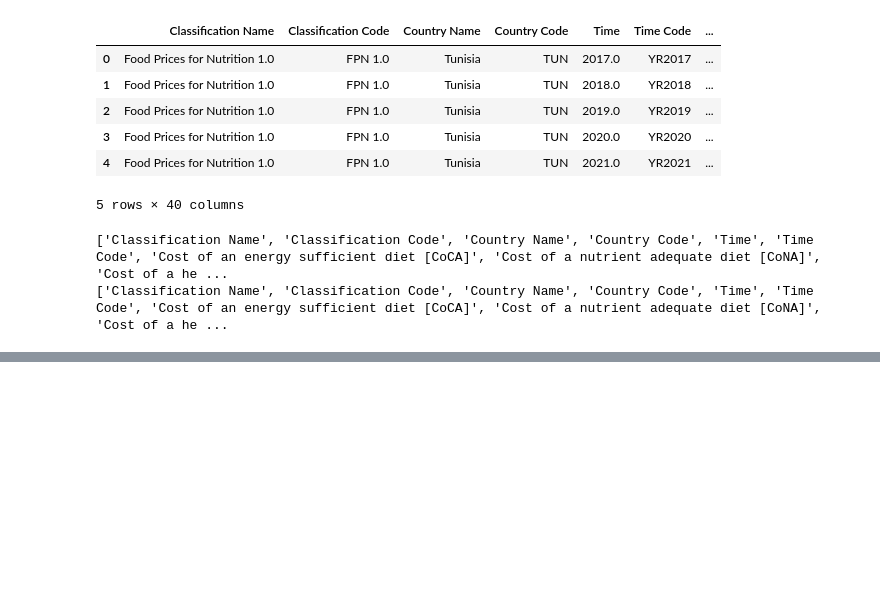
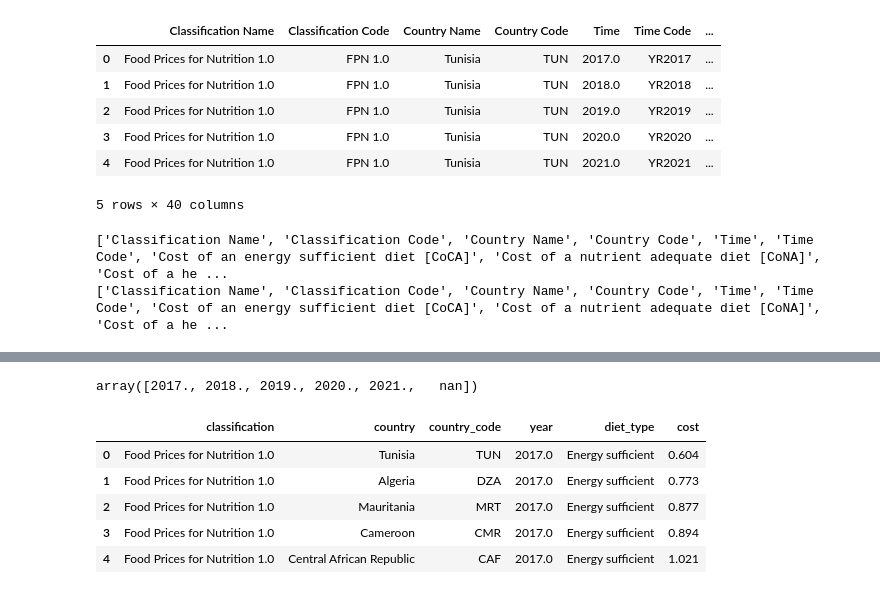
Before and after one commit to fionaharris05/SMU_REU_food_prices, a Jupyter notebook: notebooks/01_explore_food_prices.ipynb, the cells around one changed output, grey strips where cells are left out. Saved outputs shown, nothing was run; the diff lists cells and outputs as text; code cells hidden in the pictures; blank space fills up the shorter version.

```diff
--- a/notebooks/01_explore_food_prices.ipynb
+++ b/notebooks/01_explore_food_prices.ipynb
@@ -95,0 +161,30 @@ print(series.columns.tolist())
+# %%
+diet_data["year"].unique()
+# %% [output]
+array([2017., 2018., 2019., 2020., 2021.,   nan])
+# %%
+diet_2017 = diet_data[diet_data["year"] == 2017].copy()
+# %%
+diet_long = diet_2017.melt(
+    id_vars=["classification", "country", "country_code", "year"],
+    value_vars=["cost_energy", "cost_nutrient", "cost_healthy"],
+    var_name="diet_type",
+    value_name="cost"
+)
+# %%
+diet_long["diet_type"] = diet_long["diet_type"].replace({
+    "cost_energy": "Energy sufficient",
+    "cost_nutrient": "Nutrient adequate",
+    "cost_healthy": "Healthy"
+})
+# %%
+diet_long = diet_long.dropna(subset=["cost"])
+# %%
+diet_long.head()
+# %% [output]
+|  | classification | country | country_code | year | diet_type | cost |
+| 0 | Food Prices for Nutrition 1.0 | Tunisia | TUN | 2017.0 | Energy sufficient | 0.604 |
+| 1 | Food Prices for Nutrition 1.0 | Algeria | DZA | 2017.0 | Energy sufficient | 0.773 |
+| 2 | Food Prices for Nutrition 1.0 | Mauritania | MRT | 2017.0 | Energy sufficient | 0.877 |
+| 3 | Food Prices for Nutrition 1.0 | Cameroon | CMR | 2017.0 | Energy sufficient | 0.894 |
+| 4 | Food Prices for Nutrition 1.0 | Central African Republic | CAF | 2017.0 | Energy sufficient | 1.021 |
```
Also changed, not shown: parts of 43 cells of this notebook, 7 other files.
